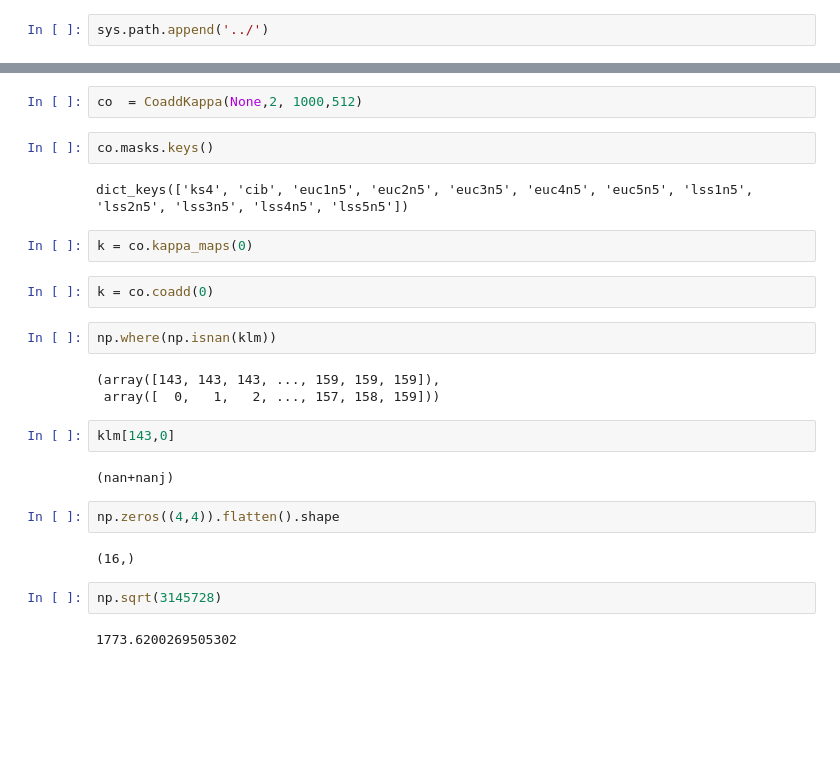
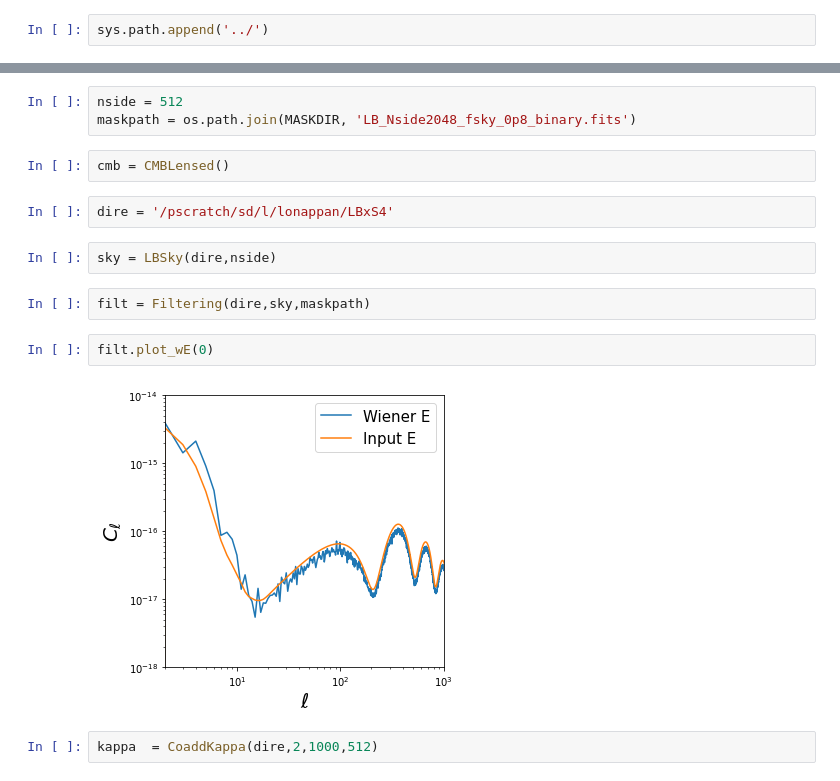
Before and after one commit to litebird/LBxS4, a Jupyter notebook: Notebooks/coadd.ipynb, the cells around one changed output, grey strips where cells are left out. Saved outputs shown, nothing was run; the diff lists cells and outputs as text; blank space fills up the shorter version.

Commit message:
template correlations
Signed-off-by: Anto Idicherian Lonappan <antolonappan@icloud.com>

```diff
--- a/Notebooks/coadd.ipynb
+++ b/Notebooks/coadd.ipynb
@@ -13,27 +20,17 @@ from lbxs4.multitracer import CoaddKappa
+# %%
+nside = 512
+maskpath = os.path.join(MASKDIR, 'LB_Nside2048_fsky_0p8_binary.fits')
+# %%
+cmb = CMBLensed()
+# %%
+dire = '/pscratch/sd/l/lonappan/LBxS4'
+# %%
+sky = LBSky(dire,nside)
+# %%
+filt = Filtering(dire,sky,maskpath)
+# %%
+filt.plot_wE(0)
+# %% [output]
+[figure, added]
 # %%
-co  = CoaddKappa(None,2, 1000,512)
+kappa  = CoaddKappa(dire,2,1000,512)
-# %%
-co.masks.keys()
-# %% [output]
-dict_keys(['ks4', 'cib', 'euc1n5', 'euc2n5', 'euc3n5', 'euc4n5', 'euc5n5', 'lss1n5', 'lss2n5', 'lss3n5', 'lss4n5', 'lss5n5'])
-# %%
-k = co.kappa_maps(0)
-# %%
-k = co.coadd(0)
-# %%
-np.where(np.isnan(klm))
-# %% [output]
-(array([143, 143, 143, ..., 159, 159, 159]),
- array([  0,   1,   2, ..., 157, 158, 159]))
-# %%
-klm[143,0]
-# %% [output]
-(nan+nanj)
-# %%
-np.zeros((4,4)).flatten().shape
-# %% [output]
-(16,)
-# %%
-np.sqrt(3145728)
-# %% [output]
-1773.6200269505302
```
Also changed, not shown: parts of 14 cells of this notebook, 6 other files.
